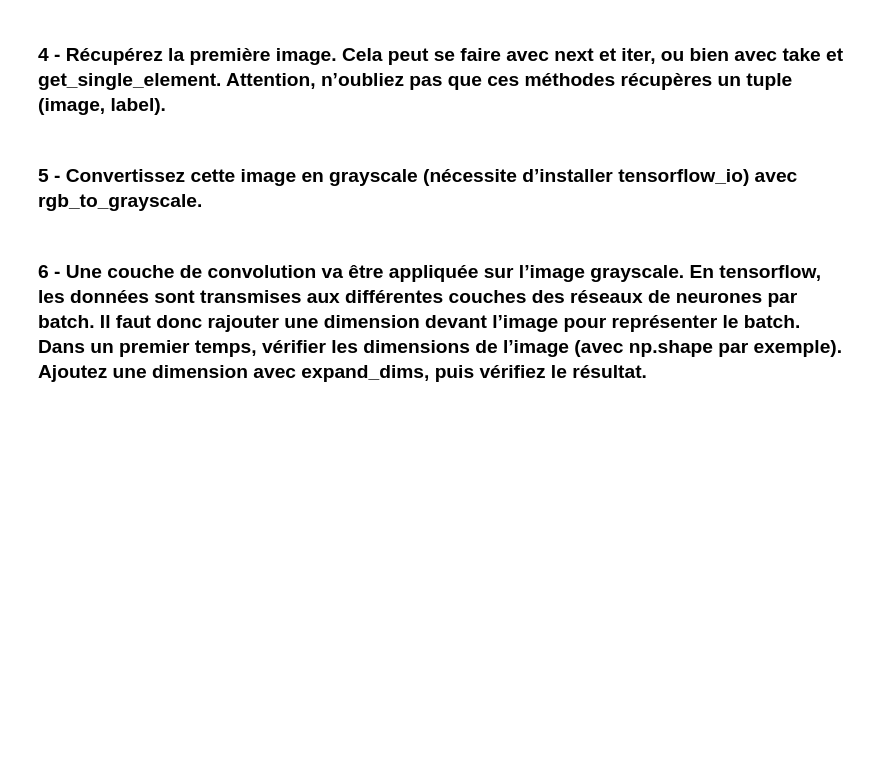
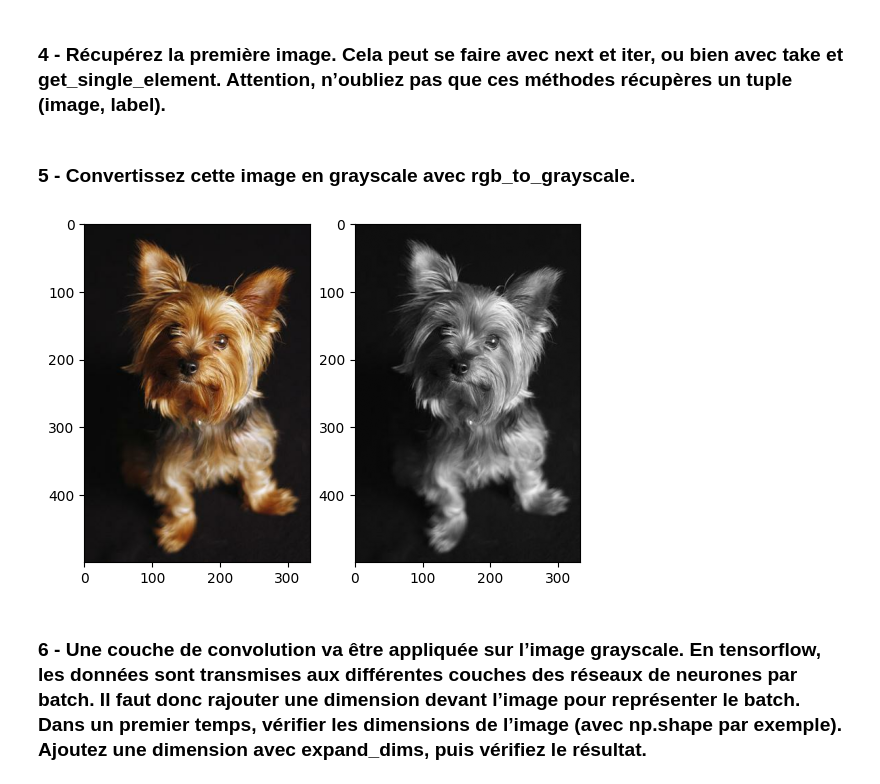
Before and after one commit to Angel0503/DeepLearning, a Jupyter notebook: Convolution/TD2.ipynb, the cells around one changed output. Cells and saved outputs as stored; diff of their text form; code cells hidden in the pictures; blank space fills up the shorter version.

```diff
--- a/Convolution/TD2.ipynb
+++ b/Convolution/TD2.ipynb
@@ -201,6 +209,21 @@ tfds.visualization.show_examples(train_set, dataset_info)
 # %% [markdown]
 ### 4 - Récupérez la première image. Cela peut se faire avec next et iter, ou bien avec take et get_single_element. Attention, n’oubliez pas que ces méthodes récupères un tuple (image, label).
+# %%
+first_img = train_set.take(1)
+for img, label in first_img:
+ image = img
+ label = label
 # %% [markdown]
-### 5 - Convertissez cette image en grayscale (nécessite d’installer tensorflow_io) avec rgb_to_grayscale.
+### 5 - Convertissez cette image en grayscale avec rgb_to_grayscale.
+# %%
+fig = plt.figure()
+fig.add_subplot(1,2,1)
+plt.imshow(image)
+img_grey = tf.image.rgb_to_grayscale(image)
+fig.add_subplot(1,2,2)
+plt.imshow(img_grey, cmap='gray')
+plt.show()
+# %% [output]
+[figure, added]
 # %% [markdown]
 ### 6 - Une couche de convolution va être appliquée sur l’image grayscale. En tensorflow, les données sont transmises aux différentes couches des réseaux de neurones par batch. Il faut donc rajouter une dimension devant l’image pour représenter le batch. Dans un premier temps, vérifier les dimensions de l’image (avec np.shape par exemple). Ajoutez une dimension avec expand_dims, puis vérifiez le résultat.
```
Also changed, not shown: parts of 43 cells of this notebook.
